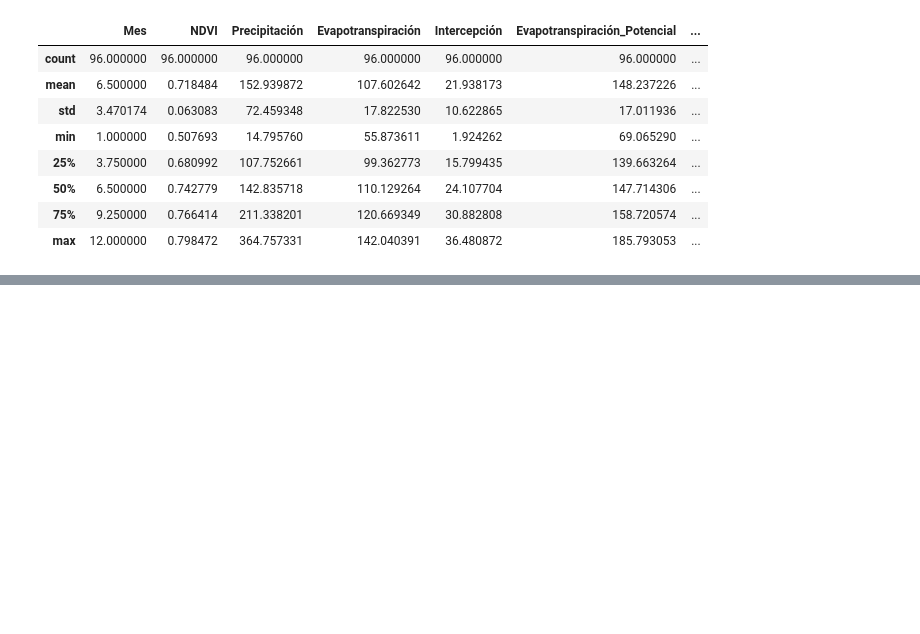
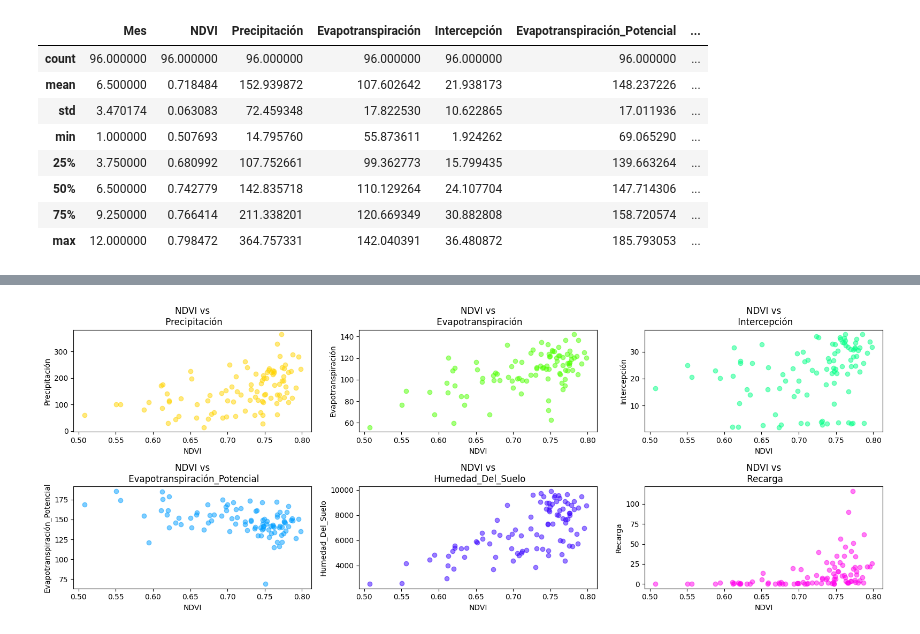
Before and after one commit to emarevalog/Data_Science_Forecast_NDVI_Project, a Jupyter notebook: Exploración_estadística.ipynb, the cells around one changed output, grey strips where cells are left out. Saved outputs shown, nothing was run; the diff lists cells and outputs as text; code cells hidden in the pictures; blank space fills up the shorter version.

```diff
--- a/Exploración_estadística.ipynb
+++ b/Exploración_estadística.ipynb
@@ -167 +120,29 @@ plt.show()
+# %%
+import matplotlib.pyplot as plt
+
+# Variables
+x = 'NDVI'
+y_variables = ['Precipitación', 'Evapotranspiración', 'Intercepción', 'Evapotranspiración_Potencial', 'Humedad_Del_Suelo', 'Recarga']
+
+# Configura el tamaño de la figura
+plt.figure(figsize=(16, 6))
+
+# Utiliza una paleta de colores
+palette = sns.color_palette('hsv', len(y_variables))
+
+# Crea subtramas para los gráficos de dispersión
+for i, (y, color) in enumerate(zip(y_variables, palette), 1):
+    plt.subplot(2, 3, i)
+    plt.scatter(df[x], df[y], alpha=0.5, color=color)
+    plt.title(f'{x} vs\n {y}')
+    plt.xlabel(x)
+    plt.ylabel(y)
+
+# Ajusta el espaciado entre los gráficos
+plt.tight_layout()
+
+# Muestra los gráficos de dispersión
+plt.show()
+# %% [output]
+[figure, added]
 # %%
```
Also changed, not shown: parts of 35 cells of this notebook, 5 other files.
